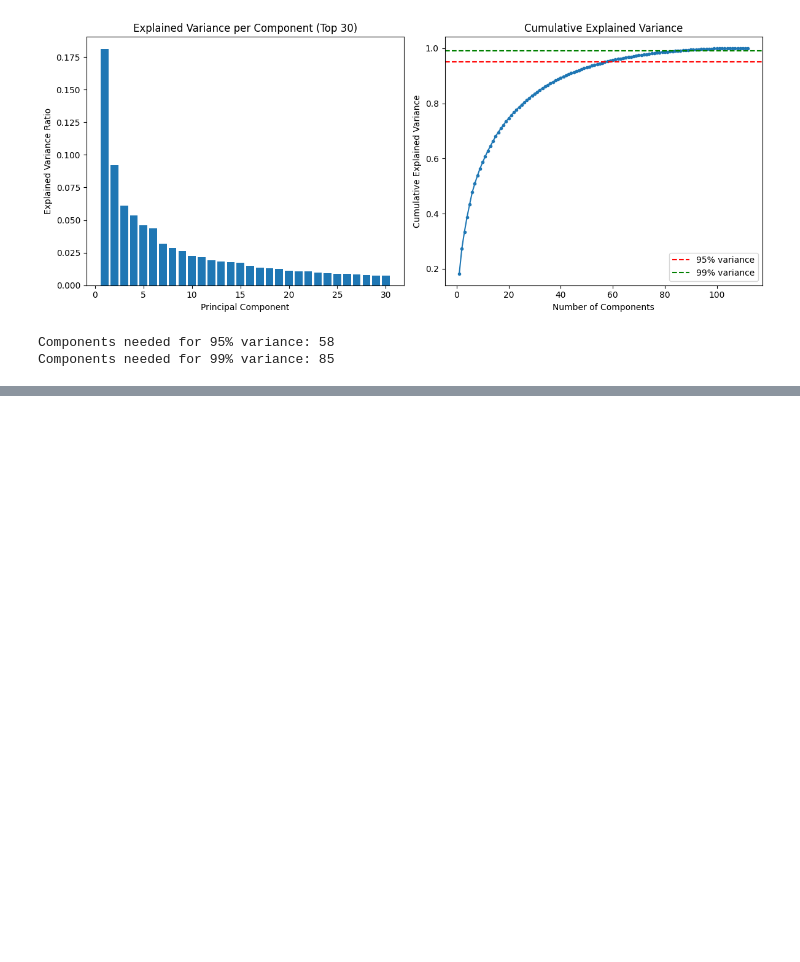
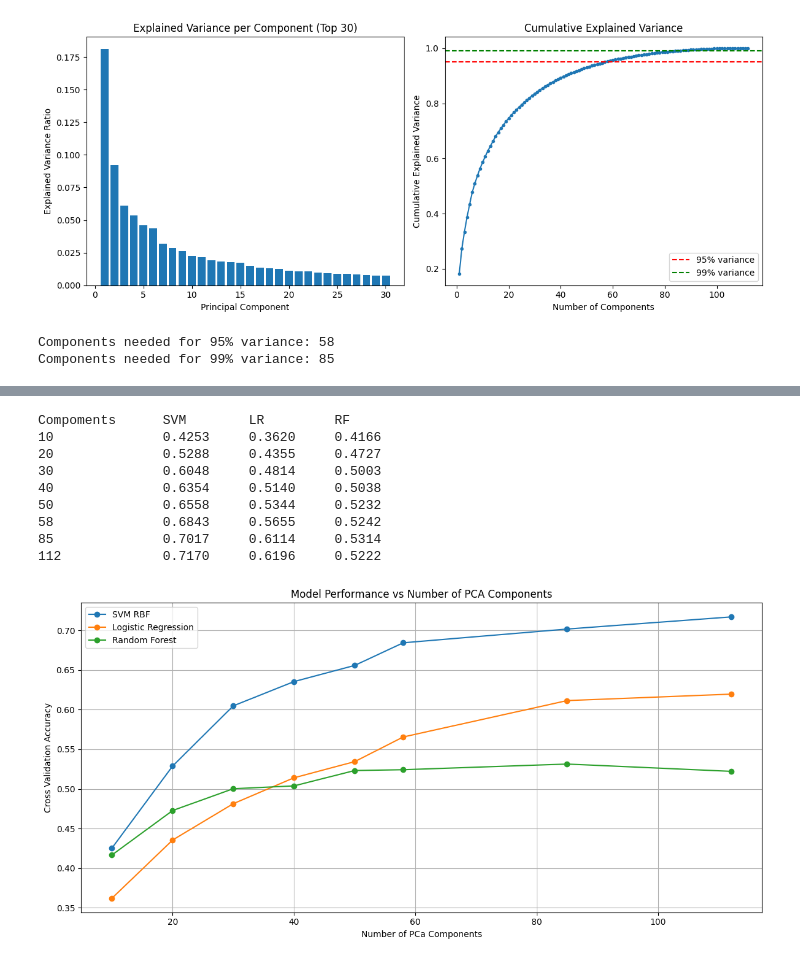
Before and after one commit to Alex-Abreu3/Project_CSE432-532, a Jupyter notebook: SER_Project/notebooks/week12_dimensionality_reduction.ipynb, the cells around one changed output, grey strips where cells are left out. Drawn from its saved outputs; the diff is of its cells as text; code cells hidden in the pictures; blank space fills up the shorter version.

```diff
--- a/SER_Project/notebooks/week12_dimensionality_reduction.ipynb
+++ b/SER_Project/notebooks/week12_dimensionality_reduction.ipynb
@@ -132,0 +143,30 @@ for n in n_components_list:
+# %%
+#Print scores table
+print(f"{'Compoments':<15} {'SVM':<10} {'LR':<10} {'RF':<10}")
+
+for i,n in enumerate(n_components_list):
+    print(f"{n:<15} {svm_scores[i]:<10.4f} {lr_scores[i]:<10.4f} { rf_scores[i]:<10.4f}")
+
+#PLots
+plt.figure(figsize=(12,6))
+plt.plot(n_components_list, svm_scores, marker='o', label='SVM RBF')
+plt.plot(n_components_list, lr_scores, marker='o', label='Logistic Regression')
+plt.plot(n_components_list, rf_scores, marker='o', label='Random Forest')
+plt.xlabel('Number of PCa Components')
+plt.ylabel('Cross Validation Accuracy')
+plt.title('Model Performance vs Number of PCA Components')
+plt.legend()
+plt.grid(True)
+plt.tight_layout()
+plt.show()
+# %% [output]
+Compoments      SVM        LR         RF
+10              0.4253     0.3620     0.4166
+20              0.5288     0.4355     0.4727
+30              0.6048     0.4814     0.5003
+40              0.6354     0.5140     0.5038
+50              0.6558     0.5344     0.5232
+58              0.6843     0.5655     0.5242
+85              0.7017     0.6114     0.5314
+112             0.7170     0.6196     0.5222
+[figure, added]
```
Also changed, not shown: parts of 5 cells of this notebook.
